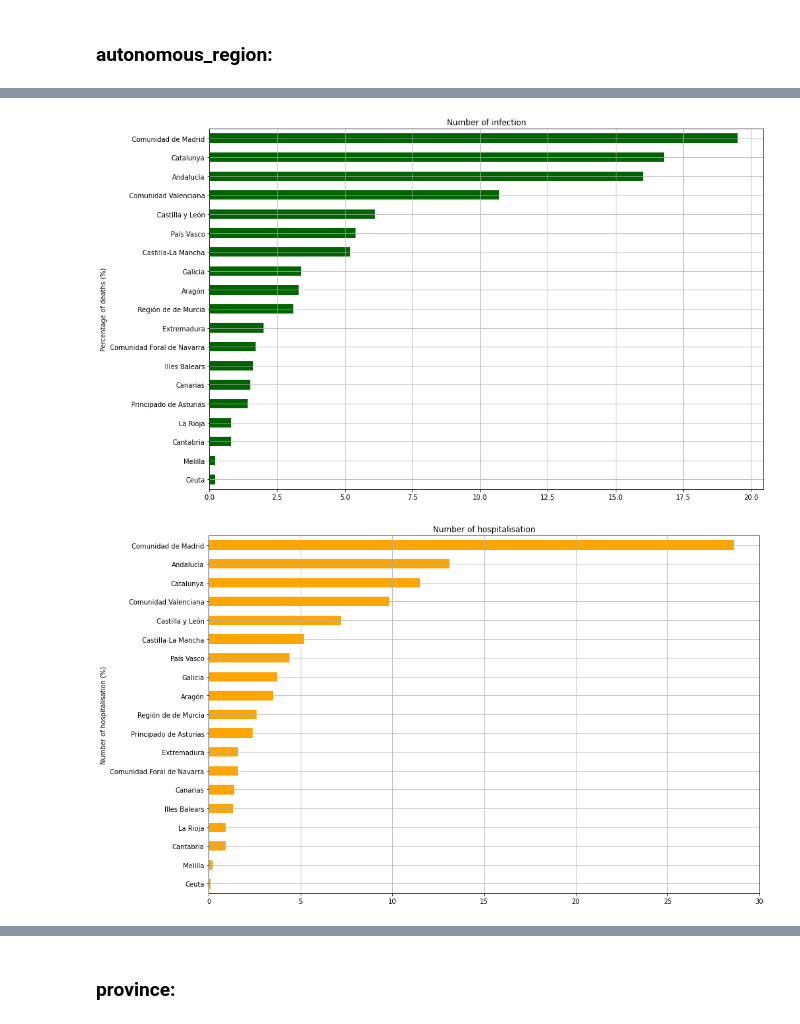
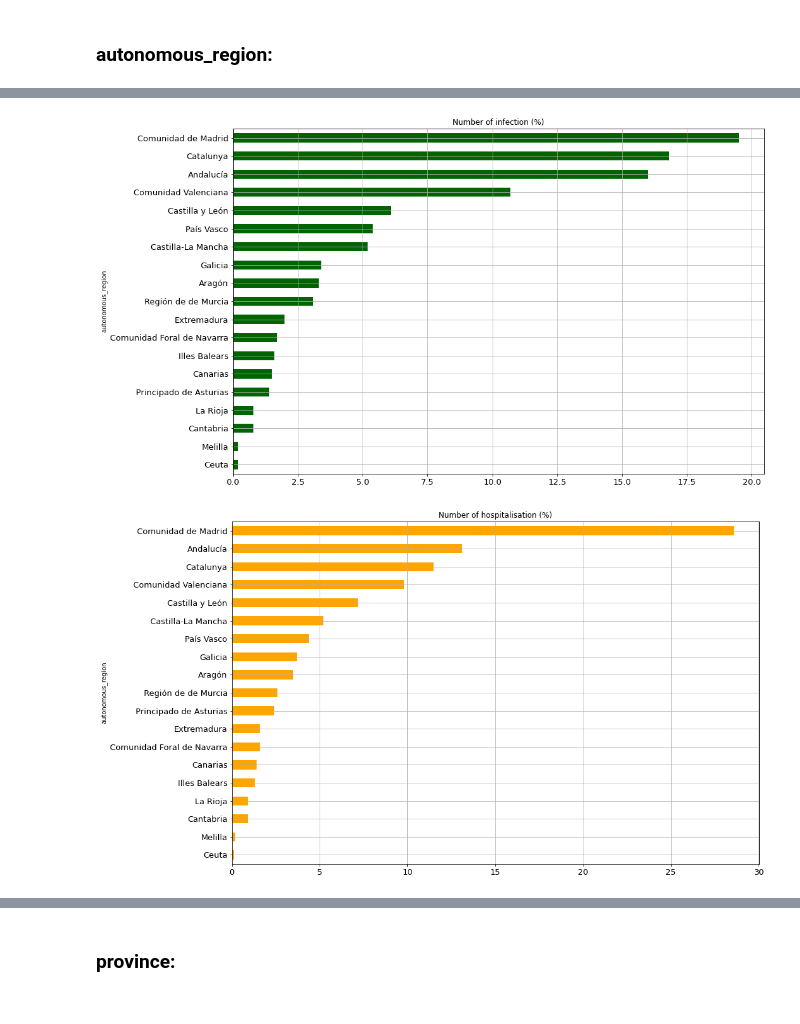
Before and after one commit to ffreire92/final_project, a Jupyter notebook: Information_sources.ipynb, the cells around one changed output, grey strips where cells are left out. Drawn from its saved outputs; the diff is of its cells as text; code cells hidden in the pictures.

```diff
--- a/Information_sources.ipynb
+++ b/Information_sources.ipynb
@@ -39,11 +18,16 @@ def graph_bar(kind, dataframe, column, title, legend, color):
     if kind == 'vertical':
 
         dataframe[column].plot.barh(title = title, grid = 1, yticks = [i for i in range(0,int(dataframe[column].max()),5)],
-                                   xlabel = legend, ylabel = legend, rot=0, color = color, figsize = (15,10))
+                                   rot=0, fontsize = 13, color = color, figsize = (15,10))
         plt.show();
 
     elif kind == 'horizontal':
         dataframe[column].plot.bar(title = title, grid = 1, yticks = [i for i in range(0,int(dataframe[column].max()),5)],
-                                   xlabel = legend, ylabel = legend, rot=0, color = color, figsize = (15,10))
+                                   rot=0, fontsize = 13, color = color, figsize = (15,10))
         plt.show();
+
+    elif kind == 'stacked':
+         dataframe[column].plot.bar(title = title, grid = 1, yticks = [i for i in range(0,int(dataframe[column].max()),5)],
+                                   rot=0, fontsize = 13, color = color, stacked = True,
+                                    figsize = (15,10))
 # %% [raw]
@@ -58,0 +197,13 @@ def sort_data(dataframe, column):
+# %%
+def graph_bar(kind, dataframe, column, title, color):
+
+    if kind == 'vertical':
+
+        dataframe[column].plot.barh(title = title, grid = 1, yticks = [i for i in range(0,int(dataframe[column].max()),5)],
+                                   rot=0, fontsize = 13, color = color, figsize = (15,10))
+        plt.show();
+
+    elif kind == 'horizontal':
+        dataframe[column].plot.bar(title = title, grid = 1, yticks = [i for i in range(0,int(dataframe[column].max()),5)],
+                                   rot=0, fontsize = 13, color = color, figsize = (15,10))
+        plt.show();
@@ -144,14 +316,3 @@ array(['Valenciana, Comunidad', 'Castilla-La Mancha', 'Andalucía',
        'Illes Balears', 'Cantabria'], dtype=object)
-# %%
-db1['autonomous_region'] = replace(db1, 'autonomous_region', "Valenciana, Comunidad", "Comunidad Valenciana")
-db1['autonomous_region'] = replace(db1, 'autonomous_region', "Madrid, Comunidad de", "Comunidad de Madrid")
-db1['autonomous_region'] = replace(db1, 'autonomous_region', "Murcia, Región de", "Región de de Murcia")
-db1['autonomous_region'] = replace(db1, 'autonomous_region', "Navarra, Comunidad Foral de", "Comunidad Foral de Navarra")
-db1['autonomous_region'] = replace(db1, 'autonomous_region', "Asturias, Principado de", "Principado de Asturias")
 # %%
 region = db1.groupby('autonomous_region').sum()
-# %%
-region['Number of infection (%)'] = freq_rel(region, 'num_infections')
-region['Number of hospitalisation (%)'] = freq_rel(region, 'num_hosp')
-region['Number of Intensive Care Unit (%)'] = freq_rel(region, 'num_uci')
-region['Number of deaths (%)'] = freq_rel(region, 'num_dead')
@@ -177,13 +340,13 @@ region
 | Principado de Asturias | 52859 | 8311 | 741 | 1810 | 1.4 | 2.4 | ... |
 | Región de de Murcia | 113666 | 9012 | 1185 | 1524 | 3.1 | 2.6 | ... |
 # %%
-graph_bar('vertical', sort_data(region, 'Number of infection (%)'), 'Number of infection (%)', 'Number of infection',
-          'Percentage of deaths (%)', 'Darkgreen')
+graph_bar('vertical', sort_data(region, 'Number of infection (%)'),
+          'Number of infection (%)', 'Number of infection (%)', 'Darkgreen')
 # %% [output]
-[figure, old version]
+[figure, new version]
 # %%
-graph_bar('vertical', sort_data(region, 'Number of hospitalisation (%)'), 'Number of hospitalisation (%)', 'Number of hospitalisation',
-          'Number of hospitalisation (%)', 'Orange')
+graph_bar('vertical', sort_data(region, 'Number of hospitalisation (%)'),
+          'Number of hospitalisation (%)', 'Number of hospitalisation (%)', 'Orange')
 # %% [output]
-[figure, old version]
+[figure, new version]
 # %%
```
Also changed, not shown: parts of 56 cells of this notebook.
